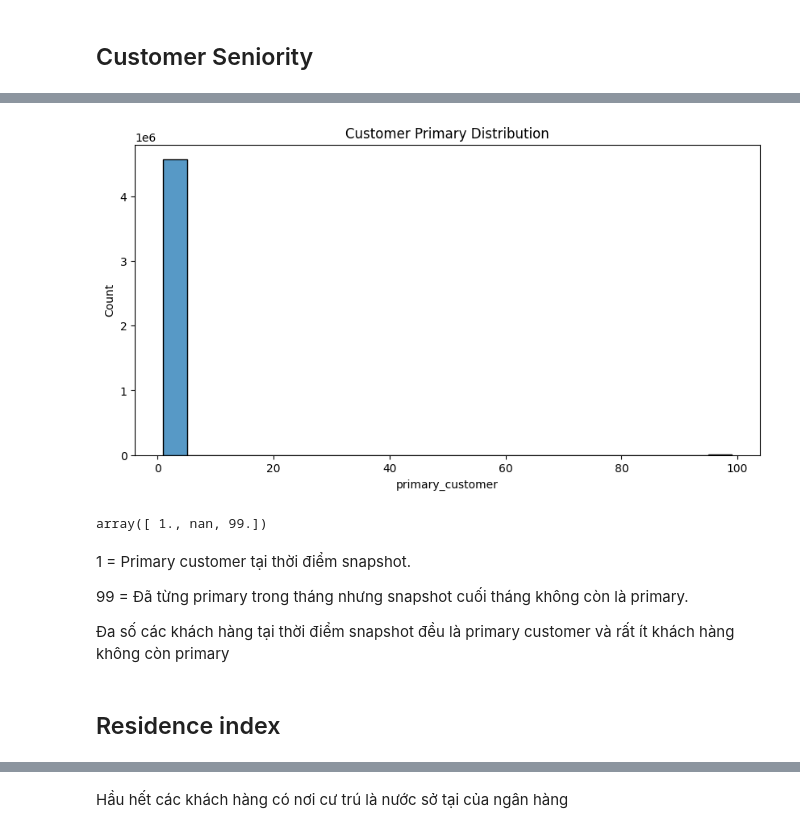
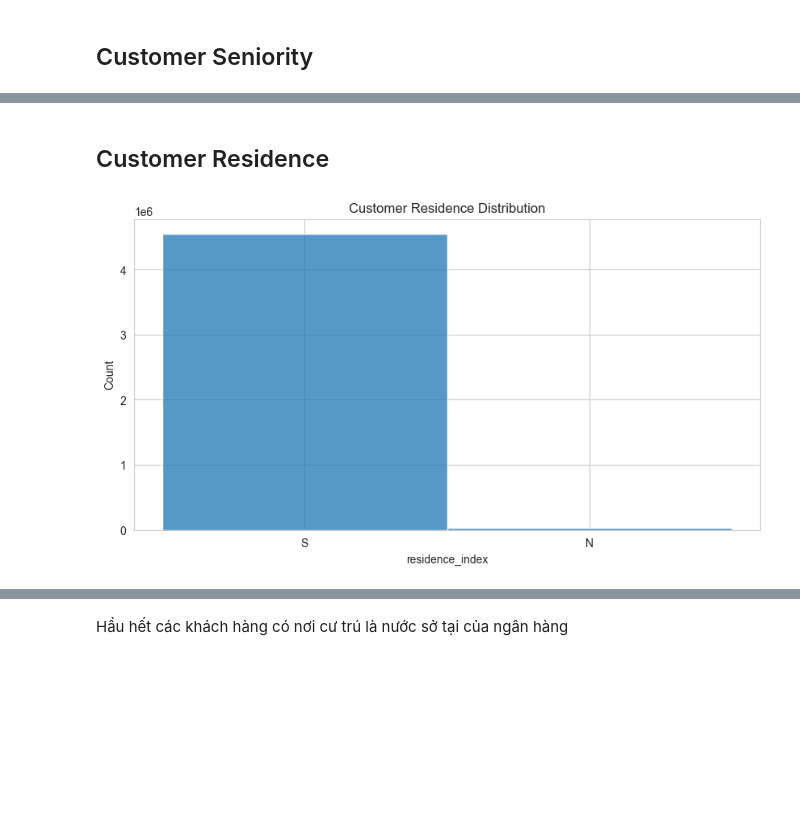
Before and after one commit to CuongWao123/topKproduct, a Jupyter notebook: eda.ipynb, the cells around one changed output, grey strips where cells are left out. Cells and saved outputs as stored; diff of their text form; code cells hidden in the pictures; blank space fills up the shorter version.

```diff
--- a/eda.ipynb
+++ b/eda.ipynb
@@ -120,0 +48,2 @@ direct_debit_final_label
+# %%
+df = reduce_memory_usage(df)
@@ -120,0 +205,16 @@ direct_debit_final_label
+# %%
+df_cleaned = clean_dataset(df.copy())
+
+# Verify the changes
+print(f"\n✅ DATASET CLEANING COMPLETED!")
+print(f"Original columns: {df.shape[1]}")
+print(f"Cleaned columns: {df_cleaned.shape[1]}")
+print(f"Columns removed: {df.shape[1] - df_cleaned.shape[1]}")
+
+# Show new columns created
+new_columns = set(df_cleaned.columns) - set(df.columns)
+if new_columns:
+    print(f"New columns created: {list(new_columns)}")
+
+# Update the main dataframe
+df = df_cleaned
@@ -291,12 +448,0 @@ array(['      6', '     35', '     34', '     NA', '     33', '     31',
-# %%
-df['seniority'] = df['seniority'].str.strip()
-
-# Bước 2: Thay 'NA' thành NaN
-df['seniority'].replace('NA', pd.NA, inplace=True)
-
-df['seniority'] = pd.to_numeric(df['seniority'], errors='coerce')
-
-df.loc[df['seniority'] == -999999, 'seniority'] = pd.NA
-
-
-print(df['seniority'].unique())
@@ -337,0 +466,8 @@ plt.show()
+# %%
+plt.figure(figsize=(16, 8))
+with sns.plotting_context("notebook", font_scale=1.5):
+    sns.set_style("whitegrid")
+    sns.boxplot(x=df["seniority"].dropna(), color="tomato")
+    plt.title("Outliers in Seniority Distribution")
+    plt.xlabel("Seniority")
+    plt.show()
@@ -338,21 +476,9 @@ plt.show()
+# %% [markdown]
+## Customer Residence
 # %%
-# histogram
 plt.figure(figsize=(10,5))
-sns.histplot(df['primary_customer'])
-plt.title('Customer Primary Distribution')
-plt.ticklabel_format(useOffset=False,style = 'plain',axis = 'x')
+sns.histplot(df['residence_index'])
+plt.title('Customer Residence Distribution')
 plt.show()
 # %% [output]
-[figure, old version]
+[figure, new version]
-# %%
-df['primary_customer'].unique()
-# %% [output]
-array([ 1., nan, 99.])
-# %% [markdown]
-1 = Primary customer tại thời điểm snapshot.
-
-99 = Đã từng primary trong tháng nhưng snapshot cuối tháng không còn là primary.
-
-Đa số các khách hàng tại thời điểm snapshot đều là primary customer và rất ít khách hàng không còn primary
-# %% [markdown]
-## Residence index
```
Also changed, not shown: parts of 79 cells of this notebook, 11 other files.
